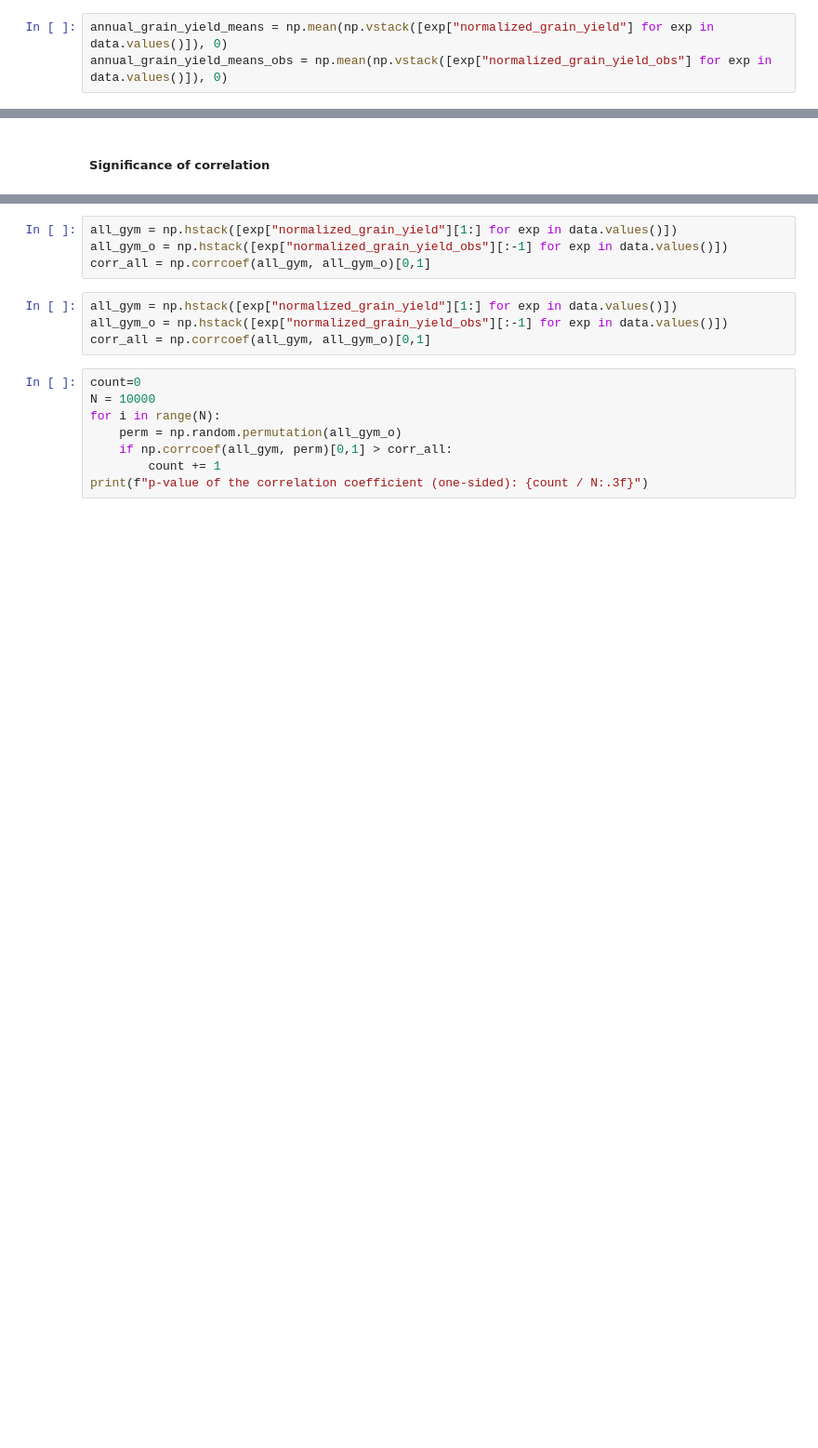
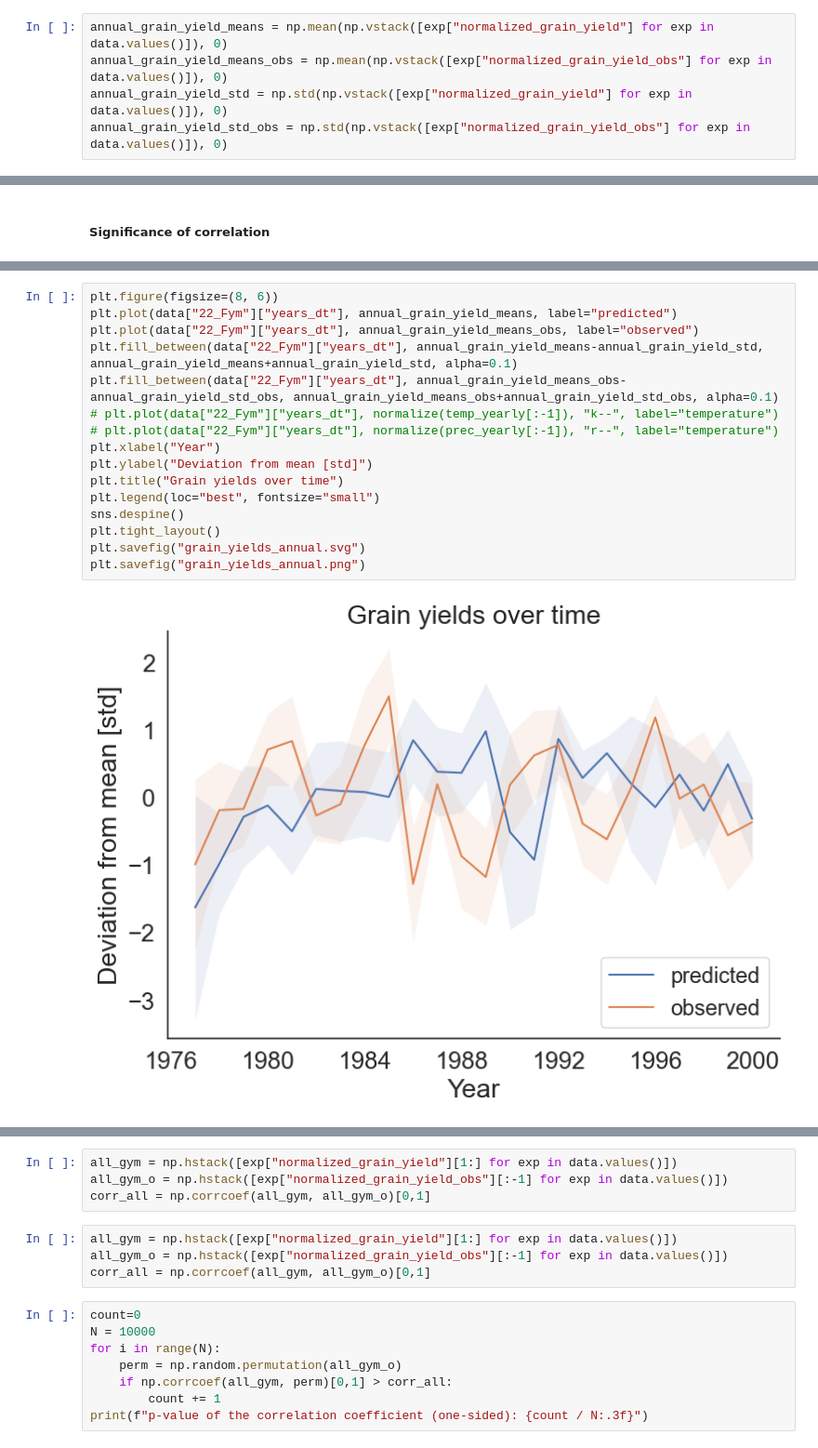
Before and after one commit to bauerfe/TnC, a Jupyter notebook: analysis.ipynb, the cells around one changed output, grey strips where cells are left out. Shown at 93% size. Drawn from its saved outputs; the diff is of its cells as text; blank space fills up the shorter version.

```diff
--- a/analysis.ipynb
+++ b/analysis.ipynb
@@ -224,6 +325,8 @@ plt.savefig("straw_yields.png")
 # %%
 annual_grain_yield_means = np.mean(np.vstack([exp["normalized_grain_yield"] for exp in data.values()]), 0)
 annual_grain_yield_means_obs = np.mean(np.vstack([exp["normalized_grain_yield_obs"] for exp in data.values()]), 0)
+annual_grain_yield_std = np.std(np.vstack([exp["normalized_grain_yield"] for exp in data.values()]), 0)
+annual_grain_yield_std_obs = np.std(np.vstack([exp["normalized_grain_yield_obs"] for exp in data.values()]), 0)
 # %%
 corr = np.corrcoef(annual_grain_yield_means, annual_grain_yield_means_obs)[0,1]
 print(f"Pearson correlation: {corr:.4f}")
@@ -243,0 +347,18 @@ p-value of the correlation coefficient (one-sided): 0.209
+# %%
+plt.figure(figsize=(8, 6))
+plt.plot(data["22_Fym"]["years_dt"], annual_grain_yield_means, label="predicted")
+plt.plot(data["22_Fym"]["years_dt"], annual_grain_yield_means_obs, label="observed")
+plt.fill_between(data["22_Fym"]["years_dt"], annual_grain_yield_means-annual_grain_yield_std, annual_grain_yield_means+annual_grain_yield_std, alpha=0.1)
+plt.fill_between(data["22_Fym"]["years_dt"], annual_grain_yield_means_obs-annual_grain_yield_std_obs, annual_grain_yield_means_obs+annual_grain_yield_std_obs, alpha=0.1)
+# plt.plot(data["22_Fym"]["years_dt"], normalize(temp_yearly[:-1]), "k--", label="temperature")
+# plt.plot(data["22_Fym"]["years_dt"], normalize(prec_yearly[:-1]), "r--", label="temperature")
+plt.xlabel("Year")
+plt.ylabel("Deviation from mean [std]")
+plt.title("Grain yields over time")
+plt.legend(loc="best", fontsize="small")
+sns.despine()
+plt.tight_layout()
+plt.savefig("grain_yields_annual.svg")
+plt.savefig("grain_yields_annual.png")
+# %% [output]
+[figure, new version]
```
Also changed, not shown: parts of 42 cells of this notebook, 3 other files.
